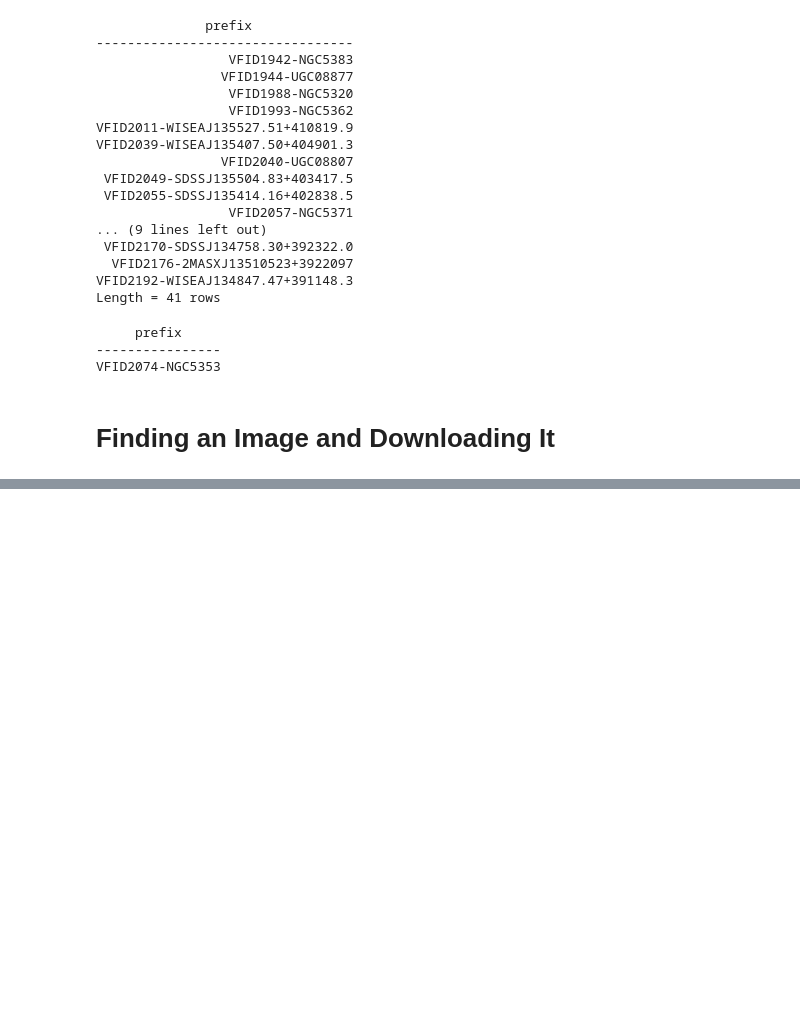
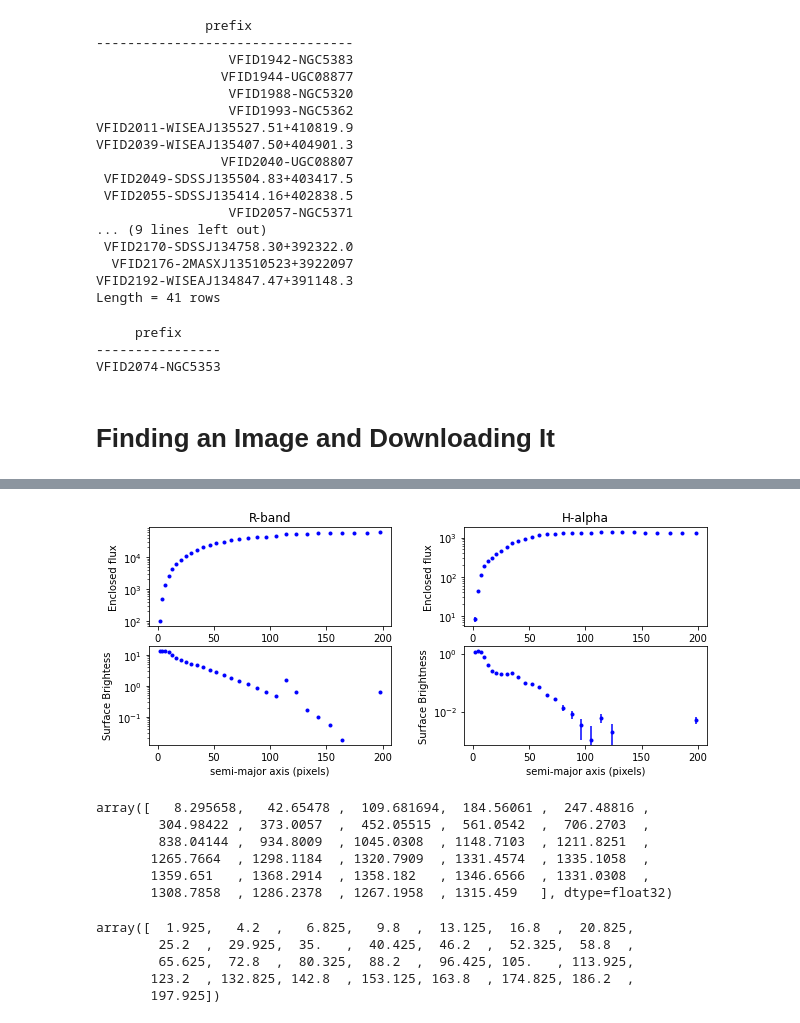
Before and after one commit to rfinn/havirgo, a Jupyter notebook: notebooks/summer_research_2024.ipynb, the cells around one changed output, grey strips where cells are left out. Cells and saved outputs as stored; diff of their text form; code cells hidden in the pictures; blank space fills up the shorter version.

```diff
--- a/notebooks/summer_research_2024.ipynb
+++ b/notebooks/summer_research_2024.ipynb
@@ -269,0 +332,21 @@ dyld[74171]: Library not loaded: /usr/local/opt/libunistring/lib/libunistring.2.
+# %%
+e.plot_profiles()
+# %% [output]
+[figure, added]
+# %%
+e.flux2
+# %% [output]
+array([   8.295658,   42.65478 ,  109.681694,  184.56061 ,  247.48816 ,
+        304.98422 ,  373.0057  ,  452.05515 ,  561.0542  ,  706.2703  ,
+        838.04144 ,  934.8009  , 1045.0308  , 1148.7103  , 1211.8251  ,
+       1265.7664  , 1298.1184  , 1320.7909  , 1331.4574  , 1335.1058  ,
+       1359.651   , 1368.2914  , 1358.182   , 1346.6566  , 1331.0308  ,
+       1308.7858  , 1286.2378  , 1267.1958  , 1315.459   ], dtype=float32)
+# %%
+e.apertures_a
+# %% [output]
+array([  1.925,   4.2  ,   6.825,   9.8  ,  13.125,  16.8  ,  20.825,
+        25.2  ,  29.925,  35.   ,  40.425,  46.2  ,  52.325,  58.8  ,
+        65.625,  72.8  ,  80.325,  88.2  ,  96.425, 105.   , 113.925,
+       123.2  , 132.825, 142.8  , 153.125, 163.8  , 174.825, 186.2  ,
+       197.925])
```
Also changed, not shown: parts of 29 cells of this notebook.
